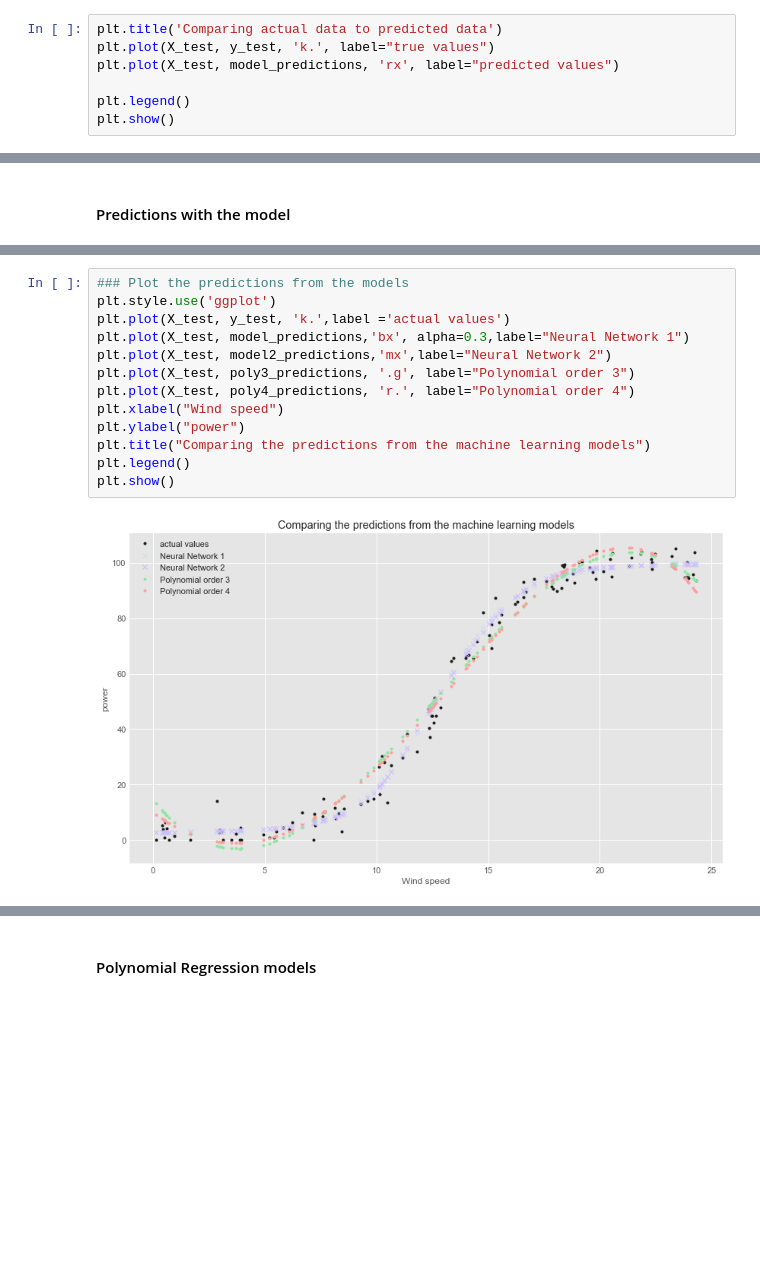
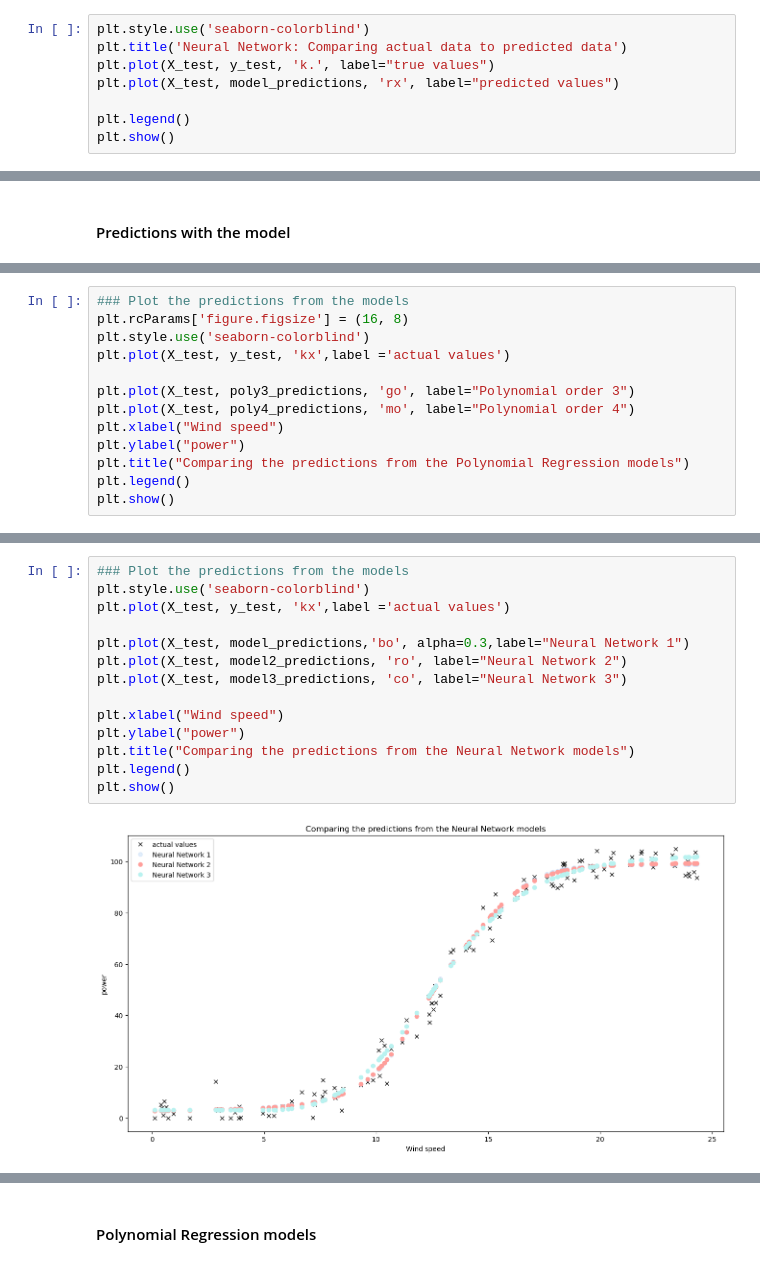
Before and after one commit to angela1C/MLASProject, a Jupyter notebook: wind_project.ipynb, the cells around one changed output, grey strips where cells are left out. Drawn from its saved outputs; the diff is of its cells as text; blank space fills up the shorter version.

```diff
--- a/wind_project.ipynb
+++ b/wind_project.ipynb
@@ -1060,7 +1062,8 @@ model_predictions = model.predict(X_test)
 # %% [markdown]
 ### Compare actual data to predictions on test set
 # %%
-plt.title('Comparing actual data to predicted data')
+plt.style.use('seaborn-colorblind')
+plt.title('Neural Network: Comparing actual data to predicted data')
 plt.plot(X_test, y_test, 'k.', label="true values")
 plt.plot(X_test, model_predictions, 'rx', label="predicted values")
 
@@ -1291,0 +1282,13 @@ The ideal loss is is zero and the ideal accuracy is 1.0 or 100%.
+# %%
+### Plot the predictions from the models
+plt.rcParams['figure.figsize'] = (16, 8)
+plt.style.use('seaborn-colorblind')
+plt.plot(X_test, y_test, 'kx',label ='actual values')
+
+plt.plot(X_test, poly3_predictions, 'go', label="Polynomial order 3")
+plt.plot(X_test, poly4_predictions, 'mo', label="Polynomial order 4")
+plt.xlabel("Wind speed")
+plt.ylabel("power")
+plt.title("Comparing the predictions from the Polynomial Regression models")
+plt.legend()
+plt.show()
@@ -1292,17 +1297,18 @@ The ideal loss is is zero and the ideal accuracy is 1.0 or 100%.
 # %%
 ### Plot the predictions from the models
-plt.style.use('ggplot')
-plt.plot(X_test, y_test, 'k.',label ='actual values')
-plt.plot(X_test, model_predictions,'bx', alpha=0.3,label="Neural Network 1")
-plt.plot(X_test, model2_predictions,'mx',label="Neural Network 2")
-plt.plot(X_test, poly3_predictions, '.g', label="Polynomial order 3")
-plt.plot(X_test, poly4_predictions, 'r.', label="Polynomial order 4")
+plt.style.use('seaborn-colorblind')
+plt.plot(X_test, y_test, 'kx',label ='actual values')
+
+plt.plot(X_test, model_predictions,'bo', alpha=0.3,label="Neural Network 1")
+plt.plot(X_test, model2_predictions, 'ro', label="Neural Network 2")
+plt.plot(X_test, model3_predictions, 'co', label="Neural Network 3")
+
 plt.xlabel("Wind speed")
 plt.ylabel("power")
-plt.title("Comparing the predictions from the machine learning models")
+plt.title("Comparing the predictions from the Neural Network models")
 plt.legend()
 plt.show()
 # %% [output]
-[figure, old version]
+[figure, new version]
 # %%
 ### Plot the predictions from the models
```
Also changed, not shown: parts of 37 cells of this notebook, 9 other files.
